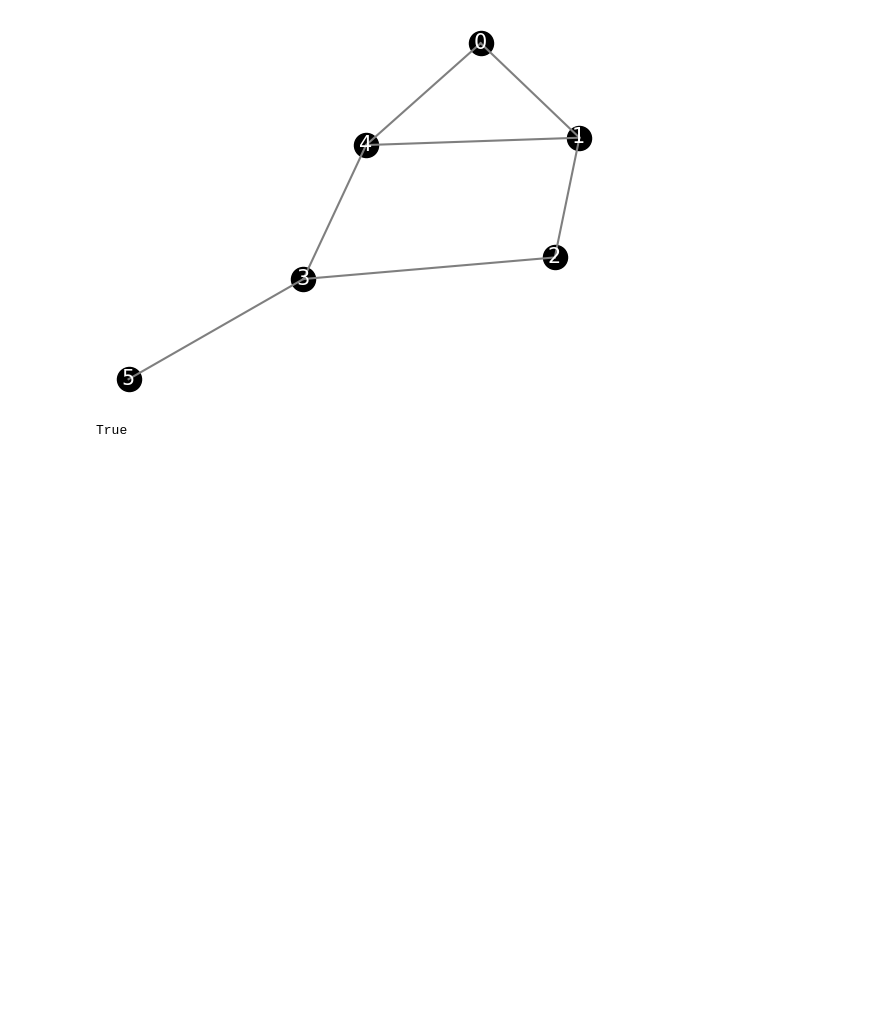
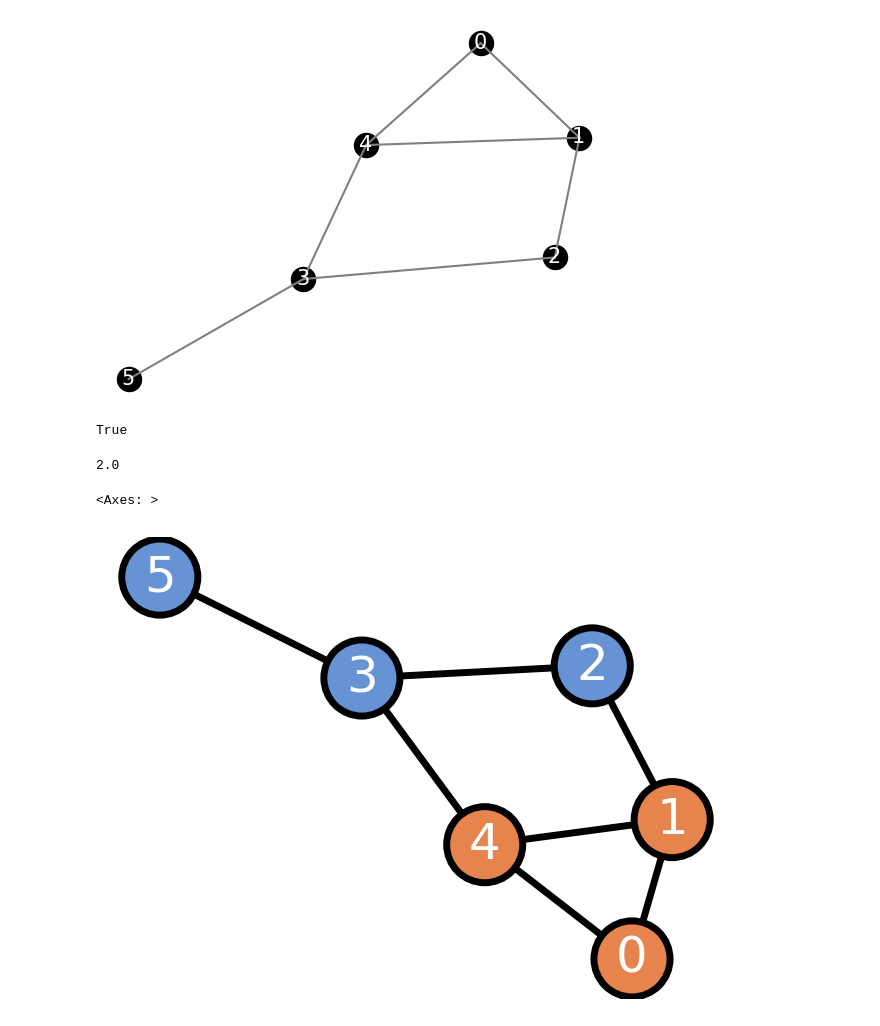
Before and after one commit to yoonhero/mmmm, a Jupyter notebook: natural_gradient.ipynb, the cells around one changed output. Saved outputs shown, nothing was run; the diff lists cells and outputs as text; code cells hidden in the pictures; blank space fills up the shorter version.

```diff
--- a/natural_gradient.ipynb
+++ b/natural_gradient.ipynb
@@ -454,4 +495,12 @@ np.all(graph_laplacian == incidence_matrix.T @ incidence_matrix) # L(G) = CTC
 # %% [output]
 True
+# %%
+x = np.array([1, 1, -1, -1, 1, -1])
+print(0.25 * x.T @ graph_laplacian @ x)
+awesome_graph(G, x)
+# %% [output]
+2.0
+<Axes: >
+[figure, added]
 # %%
 w = np.array([1, 0, 0, 0, 0, 0])
```
Also changed, not shown: parts of 22 cells of this notebook, 21 other files.
